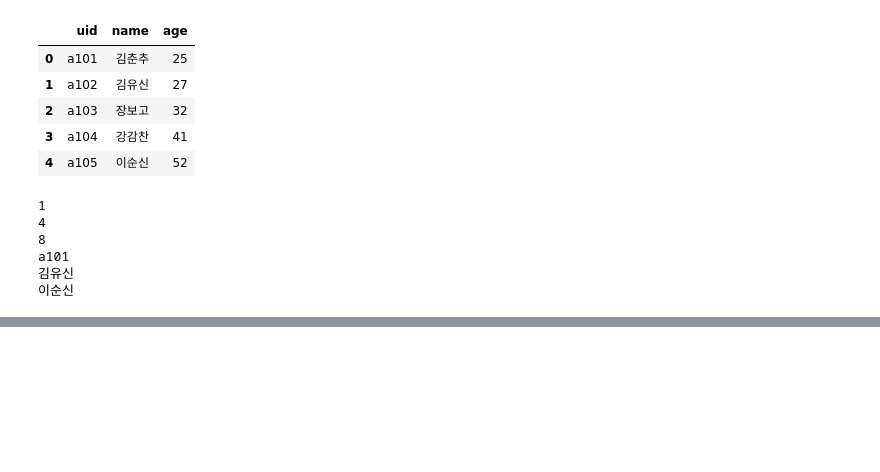
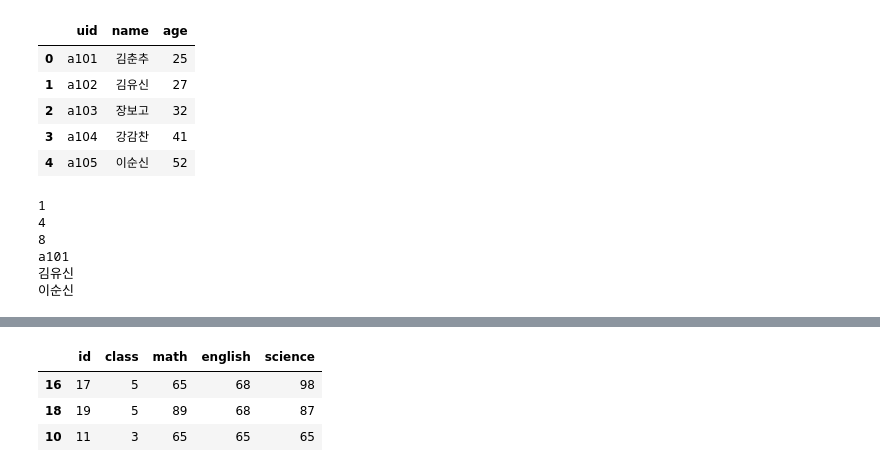
Before and after one commit to nsaedae/Colab, a Jupyter notebook: Ch01.파이썬 데이터 분석 기초/3_Pandas_실습.ipynb, the cells around one changed output, grey strips where cells are left out. Drawn from its saved outputs; the diff is of its cells as text; code cells hidden in the pictures; blank space fills up the shorter version.

```diff
--- a/Ch01.파이썬 데이터 분석 기초/3_Pandas_실습.ipynb
+++ b/Ch01.파이썬 데이터 분석 기초/3_Pandas_실습.ipynb
@@ -70,4 +88,9 @@ df_exam[df_exam.math >= 60]
 df_exam.sort_values(by='math', ascending=False)
 # %%
 #영어점수 60 ~ 70, 내림차순
-df_exam[() & ()].sort_values(by='english', ascending=False)
+df_exam[(df_exam.english >= 60) & (df_exam.english < 70)].sort_values(by='english', ascending=False)
+# %% [output]
+|  | id | class | math | english | science |
+| 16 | 17 | 5 | 65 | 68 | 98 |
+| 18 | 19 | 5 | 89 | 68 | 87 |
+| 10 | 11 | 3 | 65 | 65 | 65 |
```
Also changed, not shown: parts of 6 cells of this notebook.
